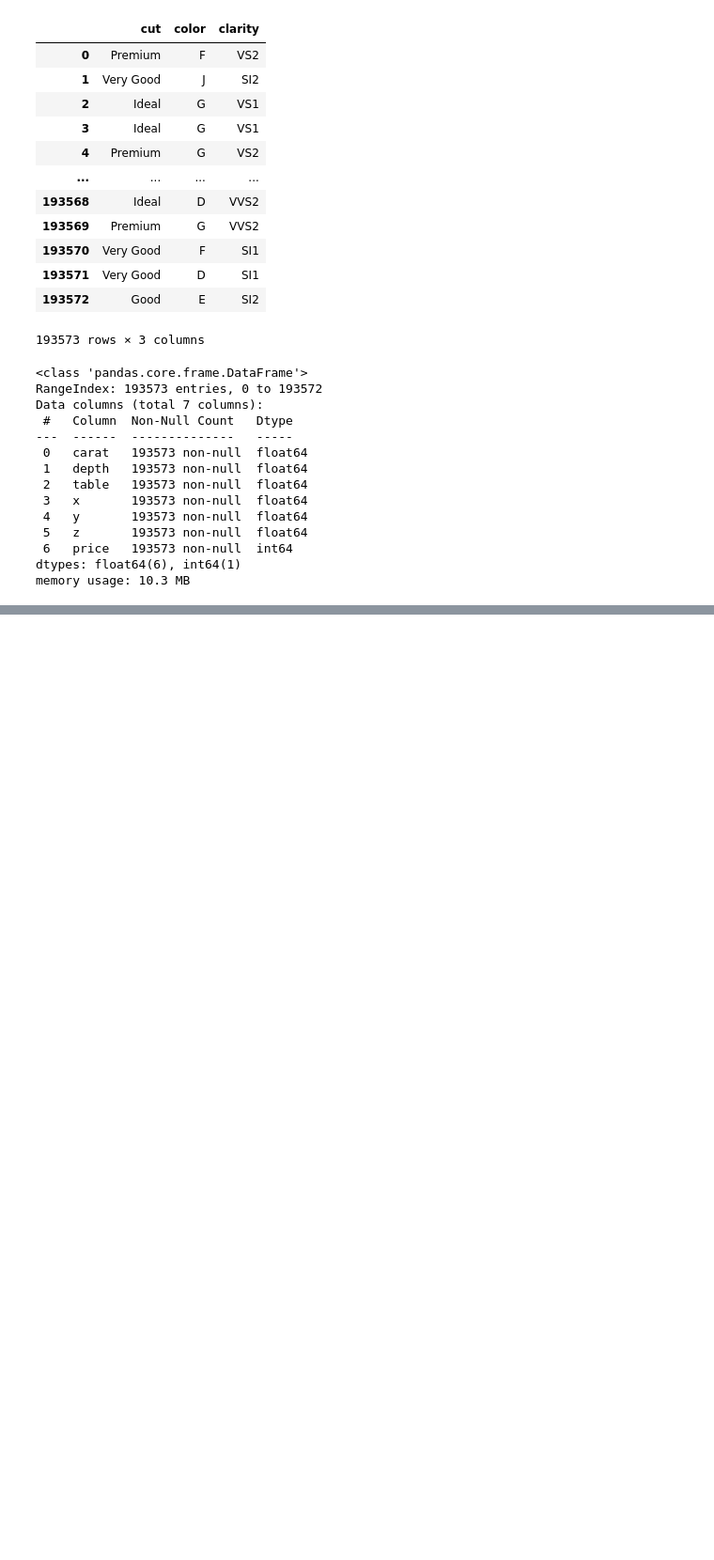
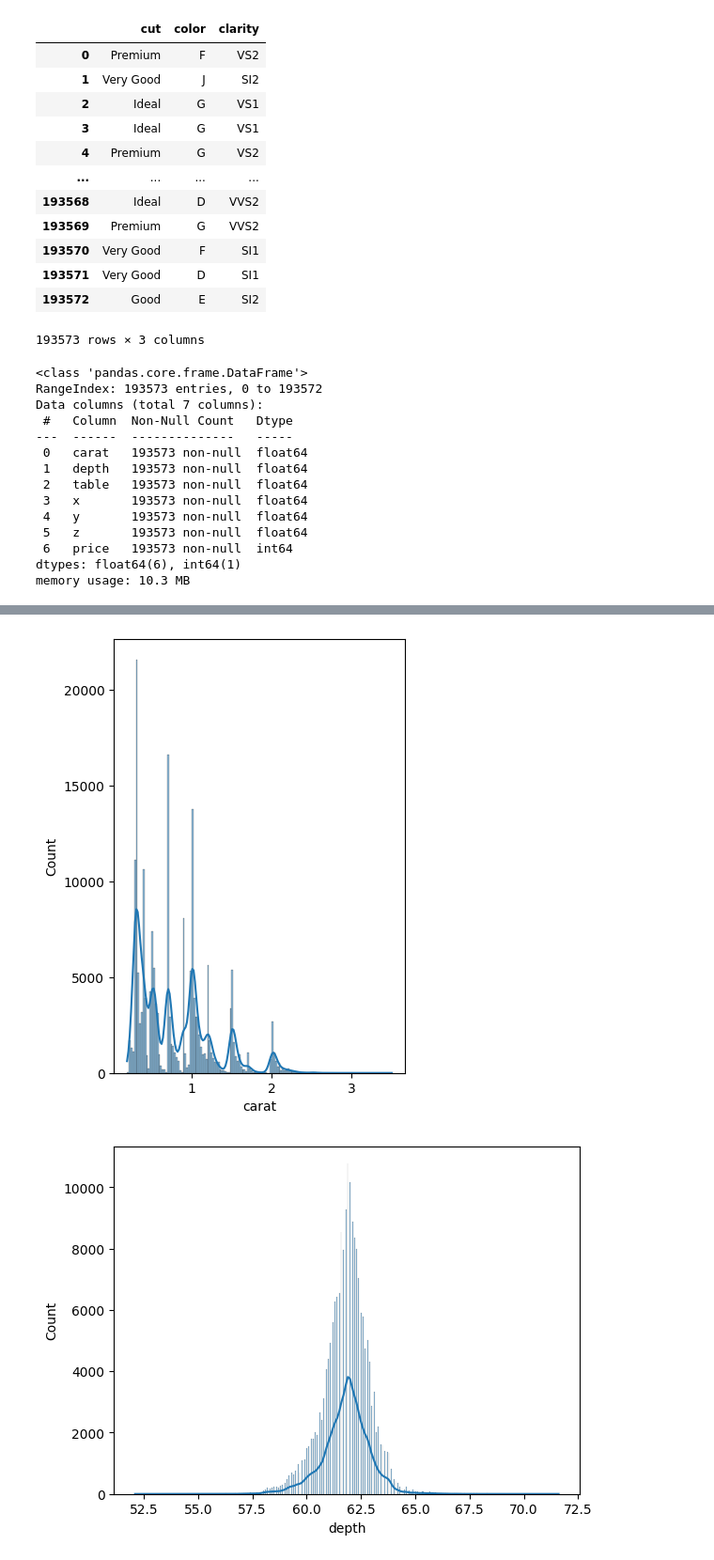
Before and after one commit to DeependraVerma/Gemstone-Quality-Checker-ML-Algorithm, a Jupyter notebook: experiment/experiment.ipynb, the cells around one changed output, grey strips where cells are left out. Shown at 94% size. Cells and saved outputs as stored; diff of their text form; code cells hidden in the pictures; blank space fills up the shorter version.

```diff
--- a/experiment/experiment.ipynb
+++ b/experiment/experiment.ipynb
@@ -174,0 +178,5 @@ memory usage: 10.3 MB
+# %%
+for col in cat_columns:
+    print(df[col].value_counts())
+    print(f"the toal count is {len(df[col].value_counts())}")
+    print("++++++++++++++++++++++++++++")
@@ -174,0 +204,10 @@ memory usage: 10.3 MB
+# %%
+plt.figure(figsize=(4,6))
+
+for col in num_columns:
+    sns.histplot(data=df, x = col, kde=True)
+    print("\n")
+    plt.show()
+# %% [output]
+[figure, added]
+[figure, added]
```
Also changed, not shown: parts of 11 cells of this notebook, 4 other files.
